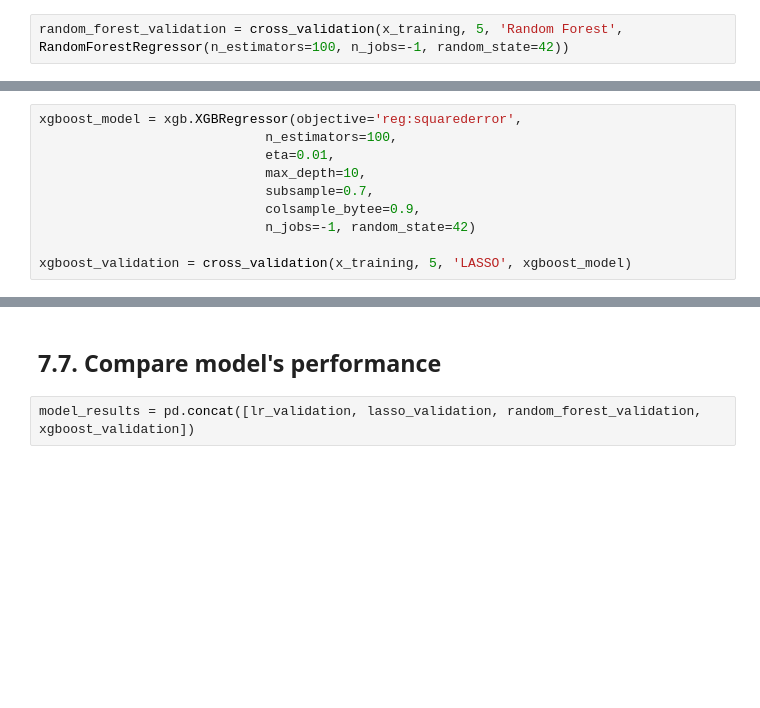
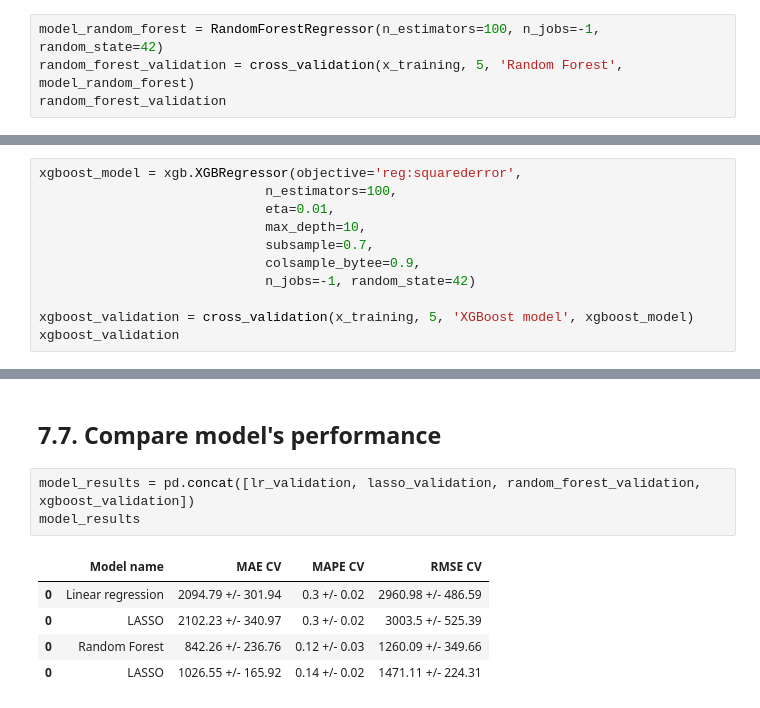
Before and after one commit to pedropscf/1-Rossman-Sales-Prediction, a Jupyter notebook: m05_vid01_store_sales_prediction.ipynb, the cells around one changed output, grey strips where cells are left out. Saved outputs shown, nothing was run; the diff lists cells and outputs as text; blank space fills up the shorter version.

Commit message:
Made notebook corrections to properly show validation model results and improve initialization

```diff
--- a/m05_vid01_store_sales_prediction.ipynb
+++ b/m05_vid01_store_sales_prediction.ipynb
@@ -1140,6 +1140,8 @@ Validation end date:   2015-06-18 00:00:00
 # %% [markdown]
 ### 7.6.3. Random Forest model - validation
 # %%
-random_forest_validation = cross_validation(x_training, 5, 'Random Forest', RandomForestRegressor(n_estimators=100, n_jobs=-1, random_state=42))
+model_random_forest = RandomForestRegressor(n_estimators=100, n_jobs=-1, random_state=42)
+random_forest_validation = cross_validation(x_training, 5, 'Random Forest', model_random_forest)
+random_forest_validation
 # %% [output]
 KFold: 5
@@ -1154,4 +1172,5 @@ xgboost_model = xgb.XGBRegressor(objective='reg:squarederror',
                              colsample_bytee=0.9,
                              n_jobs=-1, random_state=42)
 
-xgboost_validation = cross_validation(x_training, 5, 'LASSO', xgboost_model)
+xgboost_validation = cross_validation(x_training, 5, 'XGBoost model', xgboost_model)
+xgboost_validation
@@ -1159,3 +1196,10 @@ xgboost_validation = cross_validation(x_training, 5, 'LASSO', xgboost_model)
 ## 7.7. Compare model's performance
 # %%
 model_results = pd.concat([lr_validation, lasso_validation, random_forest_validation, xgboost_validation])
+model_results
+# %% [output]
+|  | Model name | MAE CV | MAPE CV | RMSE CV |
+| 0 | Linear regression | 2094.79 +/- 301.94 | 0.3 +/- 0.02 | 2960.98 +/- 486.59 |
+| 0 | LASSO | 2102.23 +/- 340.97 | 0.3 +/- 0.02 | 3003.5 +/- 525.39 |
+| 0 | Random Forest | 842.26 +/- 236.76 | 0.12 +/- 0.03 | 1260.09 +/- 349.66 |
+| 0 | LASSO | 1026.55 +/- 165.92 | 0.14 +/- 0.02 | 1471.11 +/- 224.31 |
```
Also changed, not shown: parts of 12 cells of this notebook.
